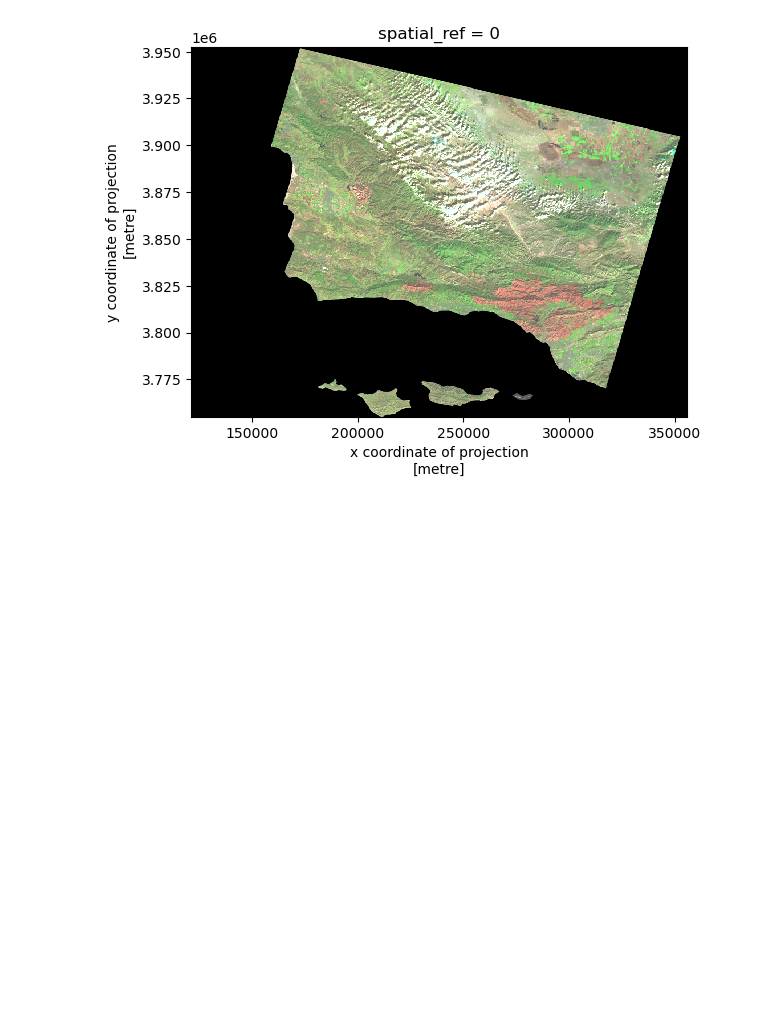
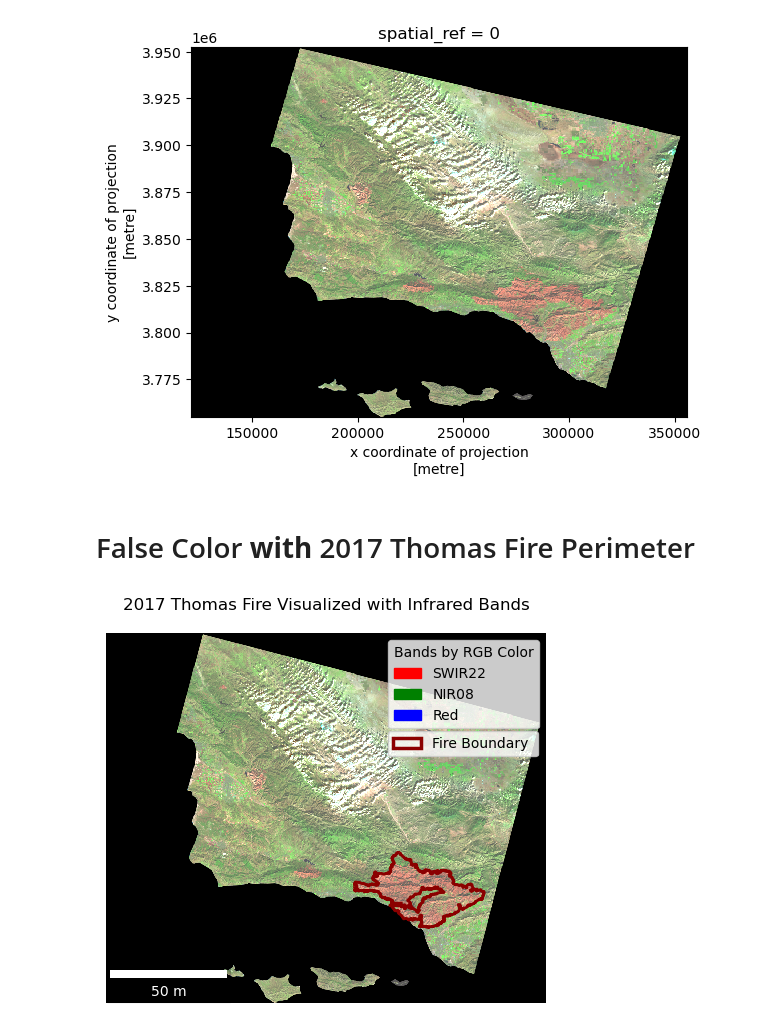
Before and after one commit to silkieMoth/2017-Thomas-Fire-Analysis, a Jupyter notebook: hwk4-task2-false-color-COHEN.ipynb, the cells around one changed output. Cells and saved outputs as stored; diff of their text form; code cells hidden in the pictures; blank space fills up the shorter version.

Commit message:
complete false color map and description

```diff
--- a/hwk4-task2-false-color-COHEN.ipynb
+++ b/hwk4-task2-false-color-COHEN.ipynb
@@ -16,5 +25,5 @@ fp = os.path.join('/',
 # %%
-landsat = rioxr.open_rasterio(fp)
+landsat = rioxr.open_rasterio(landsat_fp)
 landsat
 # %% [output]
 <xarray.Dataset> Size: 25MB
@@ -72,7 +84,65 @@ The color mapping as as follows:
 - Green = NIR
 - Blue = Red
 # %%
-landsat_bandless[['swir22', 'nir08', 'red']].to_array().plot.imshow(robust = True)
+# Create false color dataArray
+false_col = landsat_bandless[['swir22', 'nir08', 'red']]
+
+# Plot landsat bands adjusting for cloud cover
+false_col.to_array().plot.imshow(robust = True)
 # %% [output]
 <matplotlib.image.AxesImage at 0x...>
 [figure]
+# %% [markdown]
+# False Color **with** 2017 Thomas Fire Perimeter
+# %%
+# Import thomas fire shapefile
+thomas = gpd.read_file(thomas_fp)
+
+# Match crs
+thomas = thomas.to_crs(false_col.rio.crs)
+# %%
+fig, ax = plt.subplots()
+ax.axis('off')
+
+false_col.to_array().plot.imshow(ax = ax,
+                                 robust = True)
+
+thomas.boundary.plot(ax = ax,
+                     color = 'darkred',
+                     linewidth = 2,
+                             label = 'test2')
+
+legend_labels1 = [Patch(color = 'red', label = 'SWIR22'),
+                 Patch(color = 'green', label = 'NIR08'),
+                 Patch(color = 'blue', label = 'Red')]
+
+legend_labels2 = [Patch(color = 'darkred',
+                       label = 'Fire Boundary ',
+                       linewidth = 2.5,
+                       fill = False)]
+
+legend1 = ax.legend(handles = legend_labels1,
+                    loc = 'upper right',
+                    title = 'Bands by RGB Color',
+                    alignment = 'left')
+
+ax.add_artist(legend1)
+
+legend2 = ax.legend(handles = legend_labels2,
+                    loc = [0.64,0.667],
+                    borderaxespad = 1)
+
+ax.add_artist(ScaleBar(0.08,
+                       "cm",
+                       length_fraction=0.30,
+                       width_fraction = 0.02,
+                       location = 'lower left',
+                       box_alpha = 0.2,
+                       box_color = 'k',
+                       color = 'w'))
+
+ax.set_title('2017 Thomas Fire Visualized with Infrared Bands')
+
+plt.show()
+# %% [output]
+[figure, added]
```
Also changed, not shown: parts of 3 cells of this notebook.
